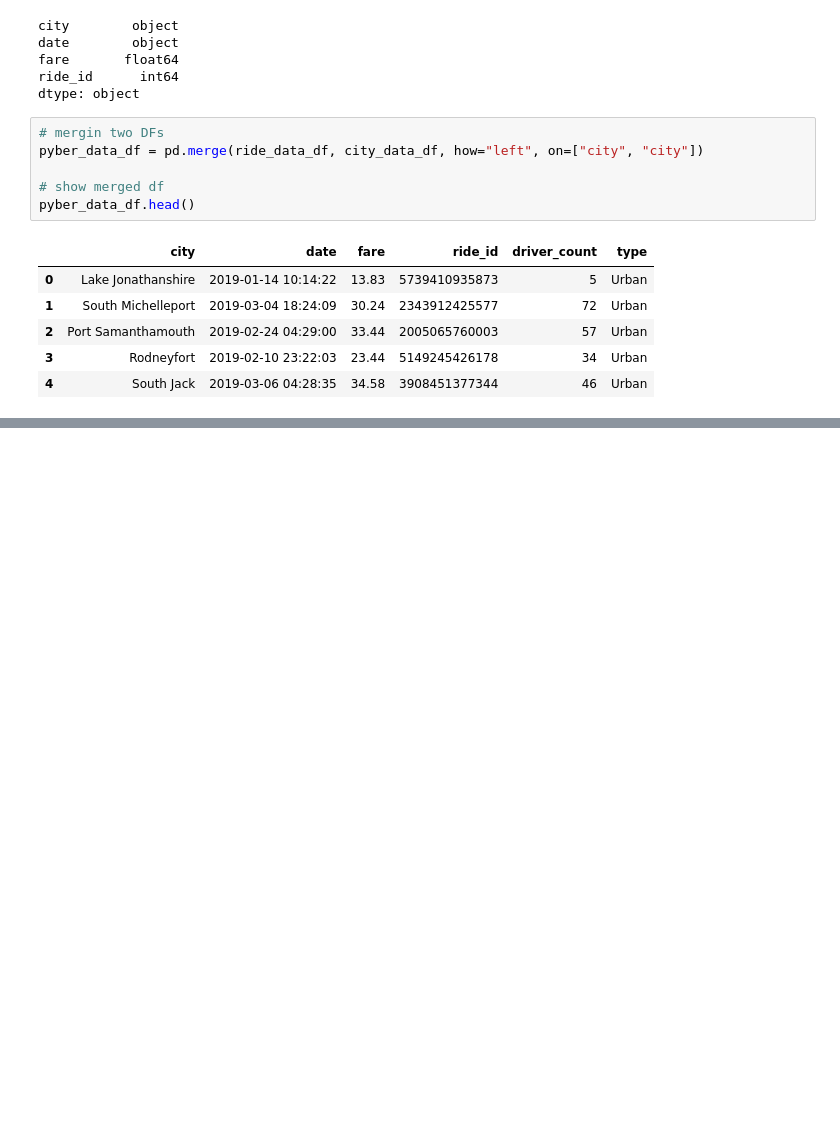
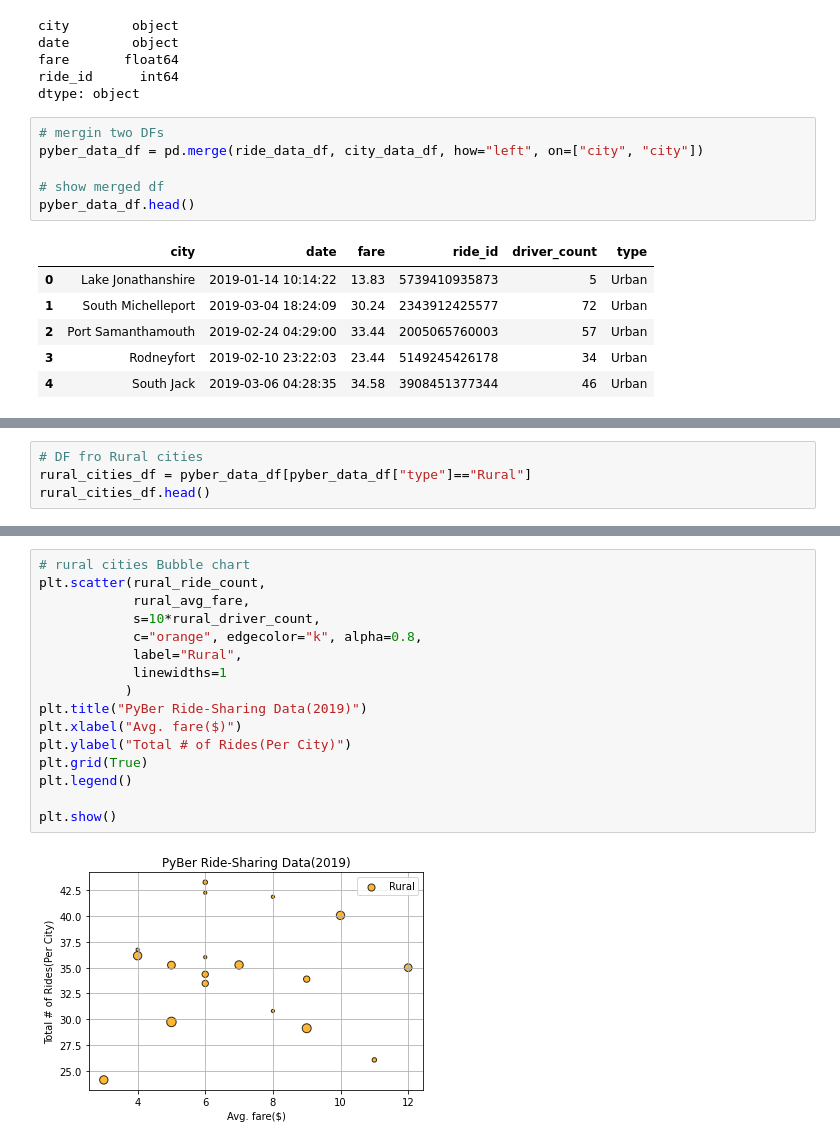
Before and after one commit to xumed001/PyBer_Analysis, a Jupyter notebook: PyBer.ipynb, the cells around one changed output, grey strips where cells are left out. Cells and saved outputs as stored; diff of their text form; blank space fills up the shorter version.

```diff
--- a/PyBer.ipynb
+++ b/PyBer.ipynb
@@ -73,0 +96,4 @@ pyber_data_df.head()
+# %%
+# DF fro Rural cities
+rural_cities_df = pyber_data_df[pyber_data_df["type"]=="Rural"]
+rural_cities_df.head()
@@ -73,0 +164,18 @@ pyber_data_df.head()
+# %%
+# rural cities Bubble chart
+plt.scatter(rural_ride_count,
+            rural_avg_fare,
+            s=10*rural_driver_count,
+            c="orange", edgecolor="k", alpha=0.8,
+            label="Rural",
+            linewidths=1
+           )
+plt.title("PyBer Ride-Sharing Data(2019)")
+plt.xlabel("Avg. fare($)")
+plt.ylabel("Total # of Rides(Per City)")
+plt.grid(True)
+plt.legend()
+
+plt.show()
+# %% [output]
+[figure, added]
```
Also changed, not shown: parts of 9 cells of this notebook.
